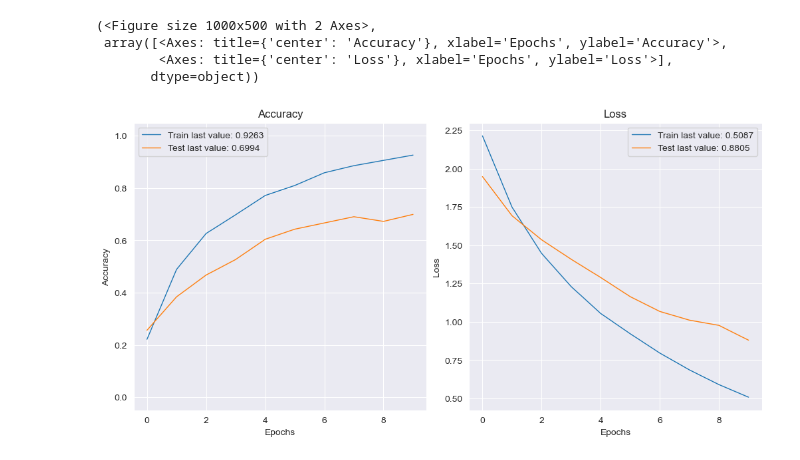
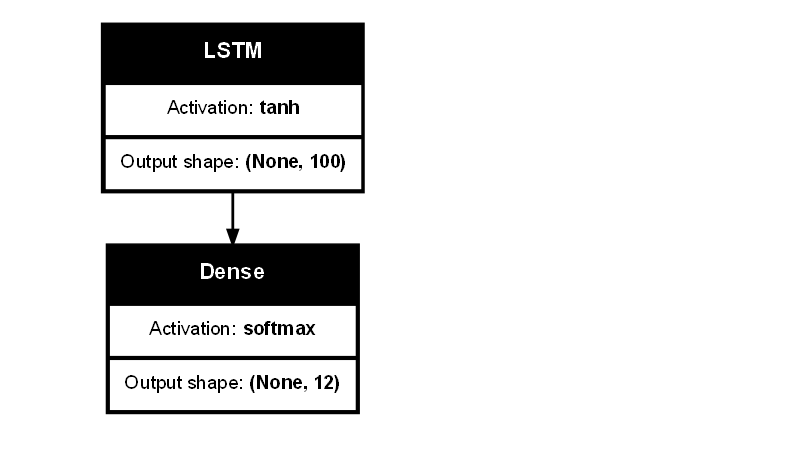
Before and after one commit to mdarnowski/mhealth_masters, a Jupyter notebook: analysis/baseline/baseline_model.ipynb, the cells around one changed output. Drawn from its saved outputs; the diff is of its cells as text; code cells hidden in the pictures.

Commit message:
refined data-loading
added window shifts, improved performance and accuracy of the baseline model

```diff
--- a/analysis/baseline/baseline_model.ipynb
+++ b/analysis/baseline/baseline_model.ipynb
@@ -1,24 +9,32 @@
 # %%
-from keras import Input, Sequential
-from keras.src.layers import LSTM, Dense
-from plot_keras_history import plot_history
-
-from load_data.generate_data import prepare_datasets
-
 n_features = 23
 n_classes = 12
-
-tr, val, test = prepare_datasets()
+segment_size = 50
+batch_size = 32
 
 model = Sequential(
-    [Input(shape=(200, n_features)), LSTM(32), Dense(n_classes, activation="softmax")]
+    [
+        Input(shape=(segment_size, n_features)),
+        LSTM(100),
+        Dense(n_classes, activation="softmax"),
+    ]
 )
 
 model.compile(
     optimizer="adam", loss="sparse_categorical_crossentropy", metrics=["accuracy"]
 )
-# plot_model(model, to_file='model_architecture.png', show_shapes=True)
 
-# Train the model
-history = model.fit(tr, validation_data=val, epochs=2)
+
+plot_model(
+    model,
+    to_file="model_architecture.png",
+    show_shapes=True,
+    show_dtype=False,
+    show_layer_names=False,
+    rankdir="TB",
+    expand_nested=True,
+    dpi=100,
+    show_layer_activations=True,
+    show_trainable=False,
+)
 # %% [output]
@@ -30,8 +41 @@ Epoch 2/2
+[figure, added]
-# %%
-plot_history(history)
-# %% [output]
-(<Figure size 1000x500 with 2 Axes>,
- array([<Axes: title={'center': 'Accuracy'}, xlabel='Epochs', ylabel='Accuracy'>,
-        <Axes: title={'center': 'Loss'}, xlabel='Epochs', ylabel='Loss'>],
-       dtype=object))
-[figure, removed]
```
Also changed, not shown: parts of 5 cells of this notebook, 6 other files.
